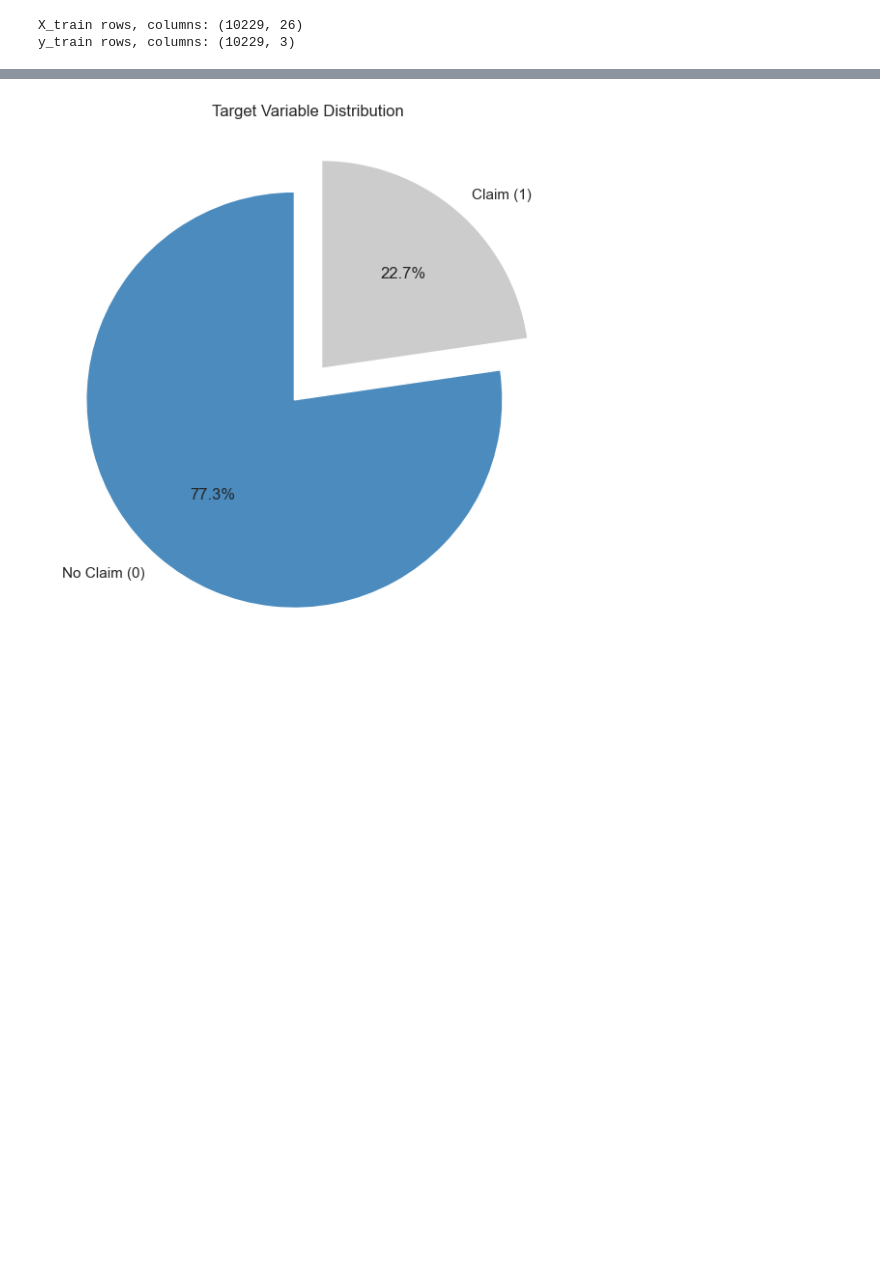
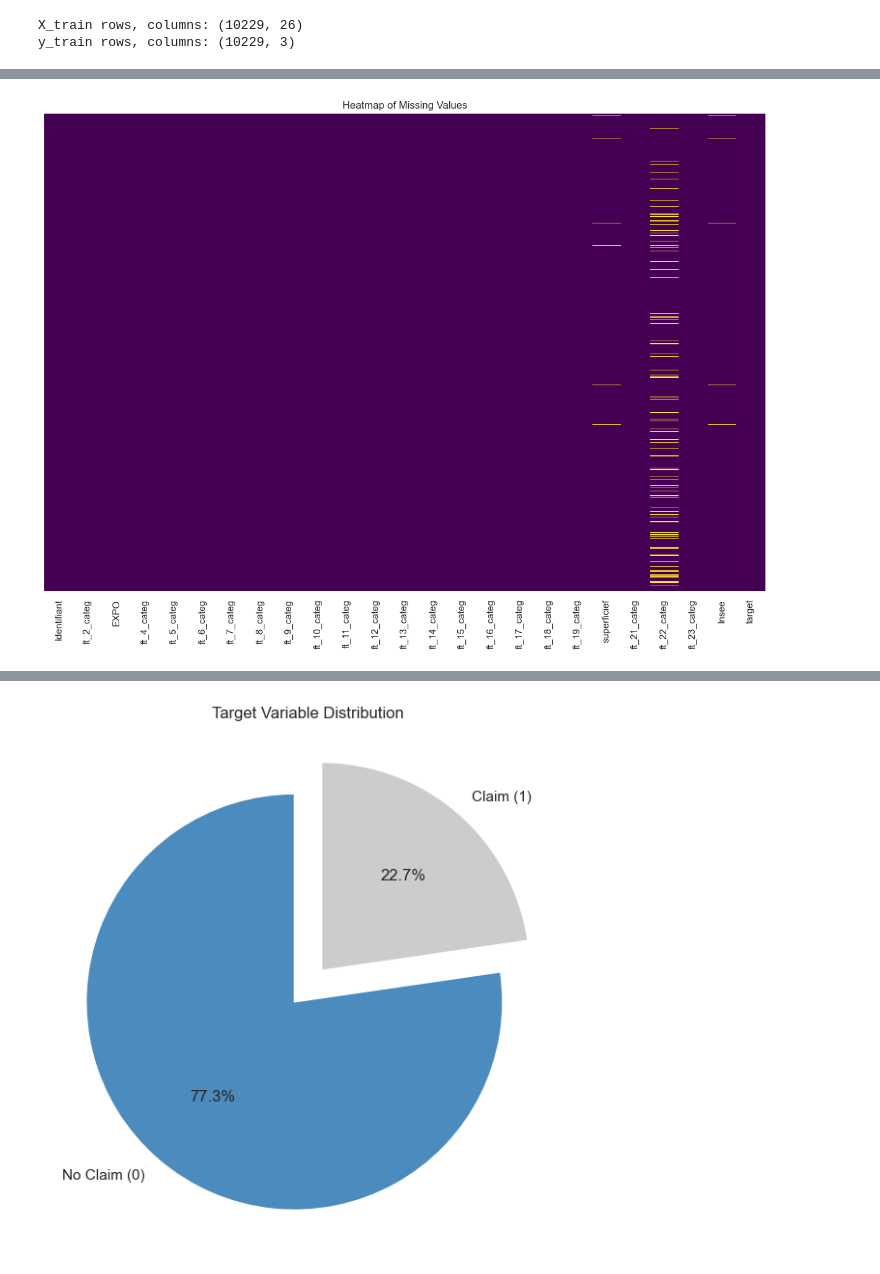
Before and after one commit to MouadBouaicha/Building-Claim-Prediction, a Jupyter notebook: main.ipynb, the cells around one changed output, grey strips where cells are left out. Saved outputs shown, nothing was run; the diff lists cells and outputs as text; code cells hidden in the pictures; blank space fills up the shorter version.

```diff
--- a/main.ipynb
+++ b/main.ipynb
@@ -140,0 +144,13 @@ for col in df.columns:
+# %%
+
+
+# Calculate a boolean DataFrame where True represents missing values
+missing = df.isnull()
+
+# Create a heatmap to visualize the missing values
+plt.figure(figsize=(15, 10))  # Adjust the figure size as necessary
+sns.heatmap(missing, cbar=False, cmap='viridis', yticklabels=False)
+plt.title('Heatmap of Missing Values')
+plt.show()
+# %% [output]
+[figure, added]
```
Also changed, not shown: parts of 25 cells of this notebook, 10 other files.
